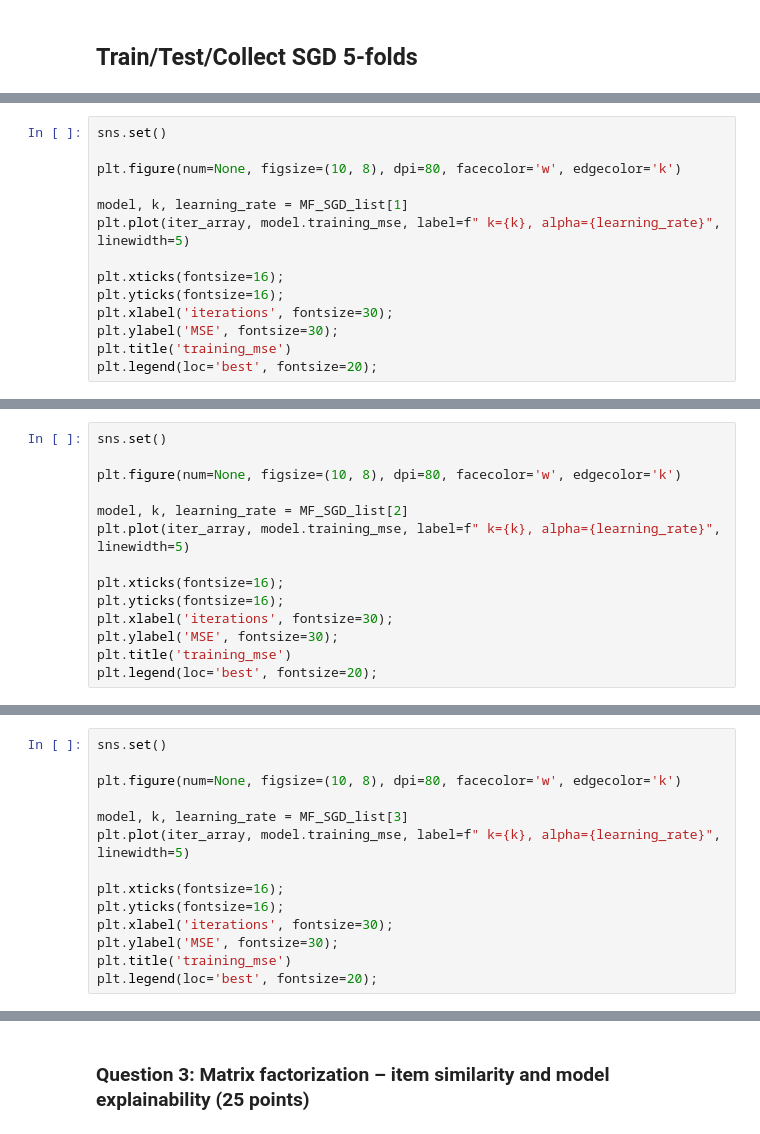
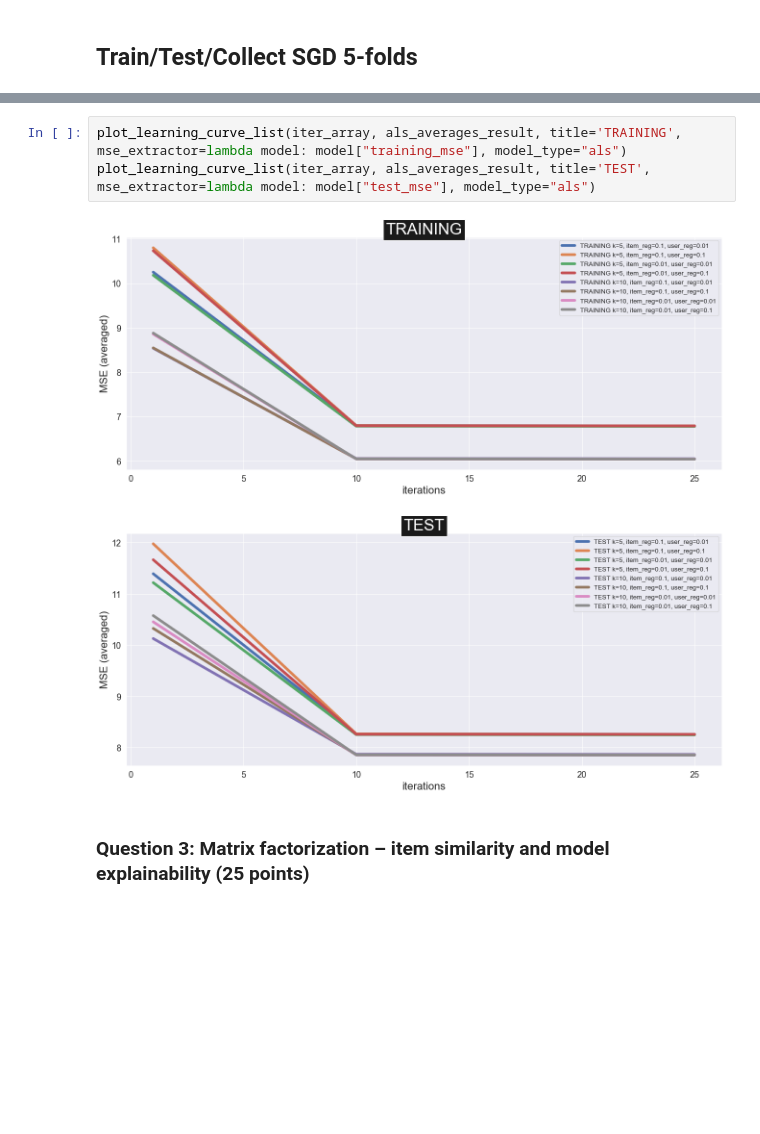
Before and after one commit to Nesher123/Recommendation-Systems, a Jupyter notebook: HW1/204502926_039065313.ipynb, the cells around one changed output, grey strips where cells are left out. Cells and saved outputs as stored; diff of their text form; blank space fills up the shorter version.

```diff
--- a/HW1/204502926_039065313.ipynb
+++ b/HW1/204502926_039065313.ipynb
@@ -655,14 +702,0 @@ NameError: name 'MF_SGD_list' is not defined
-# %%
-sns.set()
-
-plt.figure(num=None, figsize=(10, 8), dpi=80, facecolor='w', edgecolor='k')
-
-model, k, learning_rate = MF_SGD_list[1]
-plt.plot(iter_array, model.training_mse, label=f" k={k}, alpha={learning_rate}", linewidth=5)
-
-plt.xticks(fontsize=16);
-plt.yticks(fontsize=16);
-plt.xlabel('iterations', fontsize=30);
-plt.ylabel('MSE', fontsize=30);
-plt.title('training_mse')
-plt.legend(loc='best', fontsize=20);
@@ -671,14 +702,0 @@ plt.legend(loc='best', fontsize=20);
-# %%
-sns.set()
-
-plt.figure(num=None, figsize=(10, 8), dpi=80, facecolor='w', edgecolor='k')
-
-model, k, learning_rate = MF_SGD_list[2]
-plt.plot(iter_array, model.training_mse, label=f" k={k}, alpha={learning_rate}", linewidth=5)
-
-plt.xticks(fontsize=16);
-plt.yticks(fontsize=16);
-plt.xlabel('iterations', fontsize=30);
-plt.ylabel('MSE', fontsize=30);
-plt.title('training_mse')
-plt.legend(loc='best', fontsize=20);
@@ -687,14 +702,0 @@ plt.legend(loc='best', fontsize=20);
-# %%
-sns.set()
-
-plt.figure(num=None, figsize=(10, 8), dpi=80, facecolor='w', edgecolor='k')
-
-model, k, learning_rate = MF_SGD_list[3]
-plt.plot(iter_array, model.training_mse, label=f" k={k}, alpha={learning_rate}", linewidth=5)
-
-plt.xticks(fontsize=16);
-plt.yticks(fontsize=16);
-plt.xlabel('iterations', fontsize=30);
-plt.ylabel('MSE', fontsize=30);
-plt.title('training_mse')
-plt.legend(loc='best', fontsize=20);
@@ -703,3 +703,9 @@ plt.legend(loc='best', fontsize=20);
+# %%
+plot_learning_curve_list(iter_array, als_averages_result, title='TRAINING', mse_extractor=lambda model: model["training_mse"], model_type="als")
+plot_learning_curve_list(iter_array, als_averages_result, title='TEST', mse_extractor=lambda model: model["test_mse"], model_type="als")
+# %% [output]
+[figure, added]
+[figure, added]
 # %% [markdown]
 ### Question 3: Matrix factorization – item similarity and model explainability (25 points)
 # %% [markdown]
```
Also changed, not shown: parts of 25 cells of this notebook.
